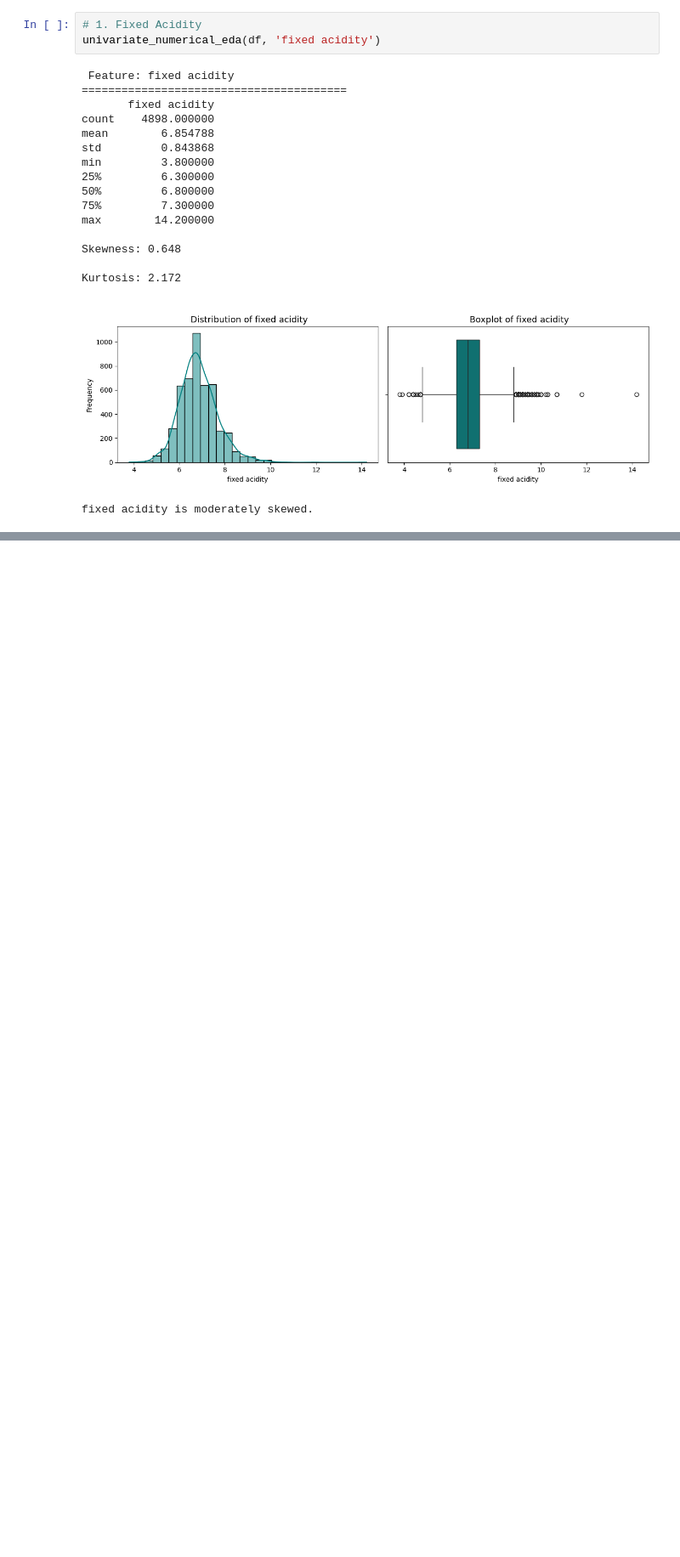
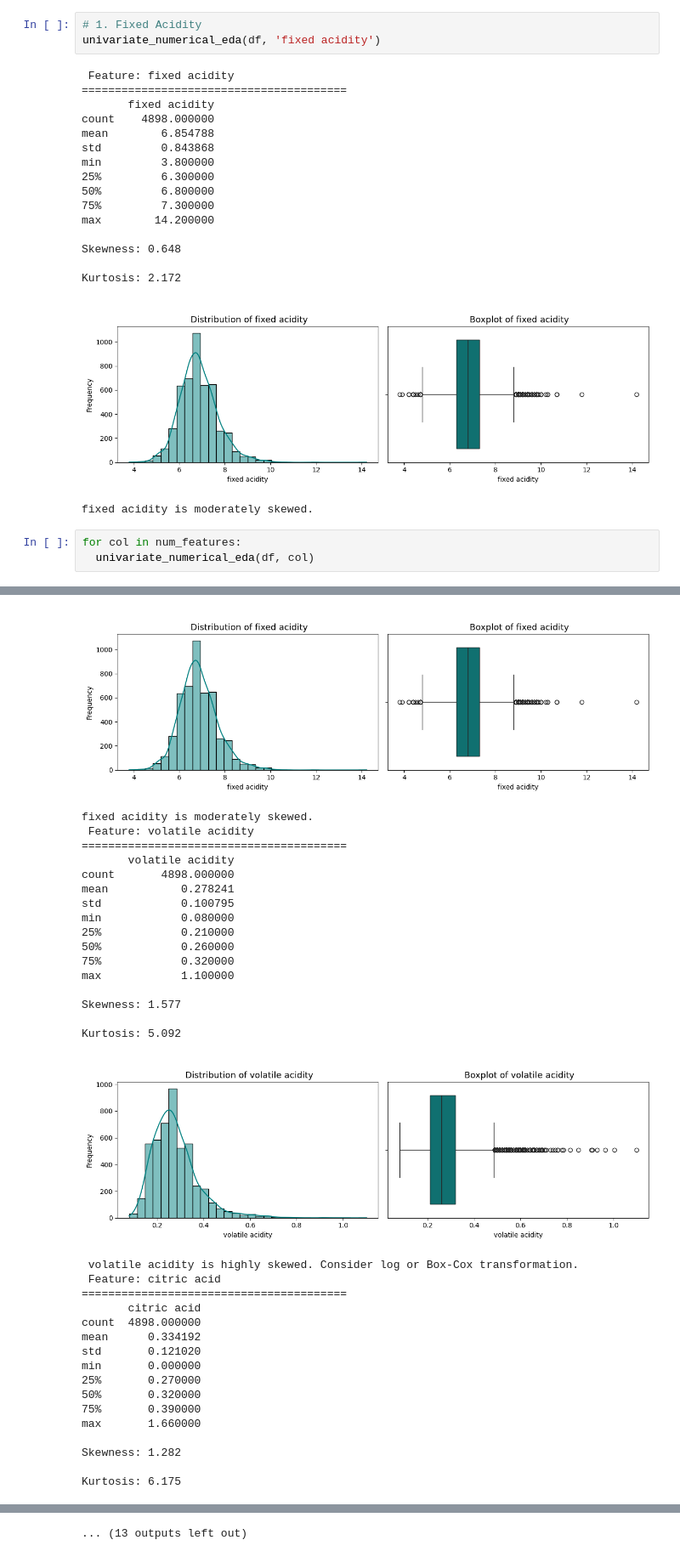
Before and after one commit to perpetualdev/ai_engineering, a Jupyter notebook: module_three/week_three/eda/working_with_eda.ipynb, the cells around one changed output, grey strips where cells are left out. Shown at 85% size. Cells and saved outputs as stored; diff of their text form; blank space fills up the shorter version.

```diff
--- a/module_three/week_three/eda/working_with_eda.ipynb
+++ b/module_three/week_three/eda/working_with_eda.ipynb
@@ -135,3 +135,7 @@ Skewness: 0.648
 Kurtosis: 2.172
 [figure]
 fixed acidity is moderately skewed.
+# %%
+for col in num_features:
+  univariate_numerical_eda(df, col)
+# %% [output]
@@ -137,0 +157,34 @@ fixed acidity is moderately skewed.
+[figure, added]
+fixed acidity is moderately skewed.
+ Feature: volatile acidity
+========================================
+       volatile acidity
+count       4898.000000
+mean           0.278241
+std            0.100795
+min            0.080000
+25%            0.210000
+50%            0.260000
+75%            0.320000
+max            1.100000
+
+Skewness: 1.577
+
+Kurtosis: 5.092
+[figure, added]
+ volatile acidity is highly skewed. Consider log or Box-Cox transformation.
+ Feature: citric acid
+========================================
+       citric acid
+count  4898.000000
+mean      0.334192
+std       0.121020
+min       0.000000
+25%       0.270000
+50%       0.320000
+75%       0.390000
+max       1.660000
+
+Skewness: 1.282
+
+Kurtosis: 6.175
@@ -137,0 +243 @@ fixed acidity is moderately skewed.
+... (13 outputs left out)
```
Also changed, not shown: parts of 7 cells of this notebook, 1 other file.
